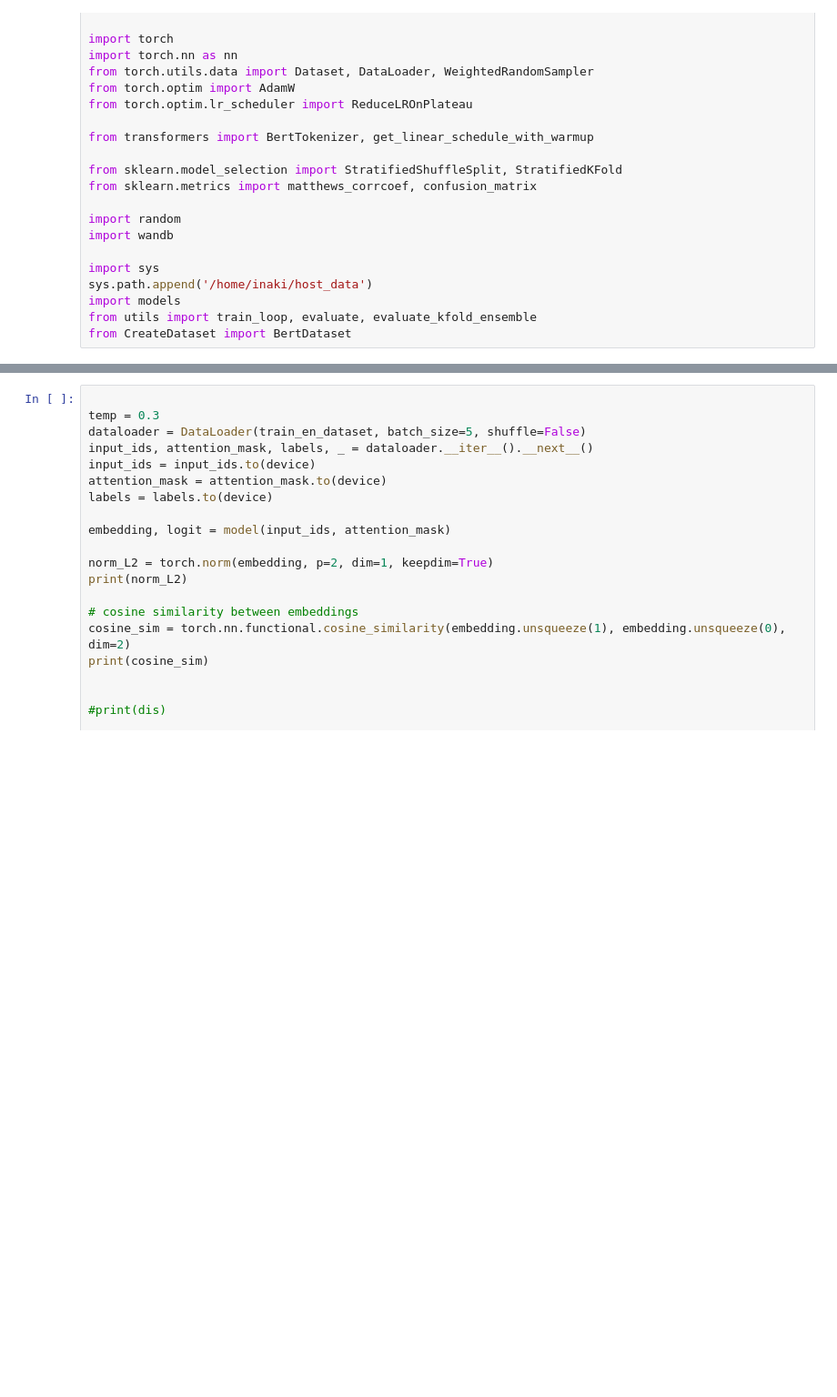
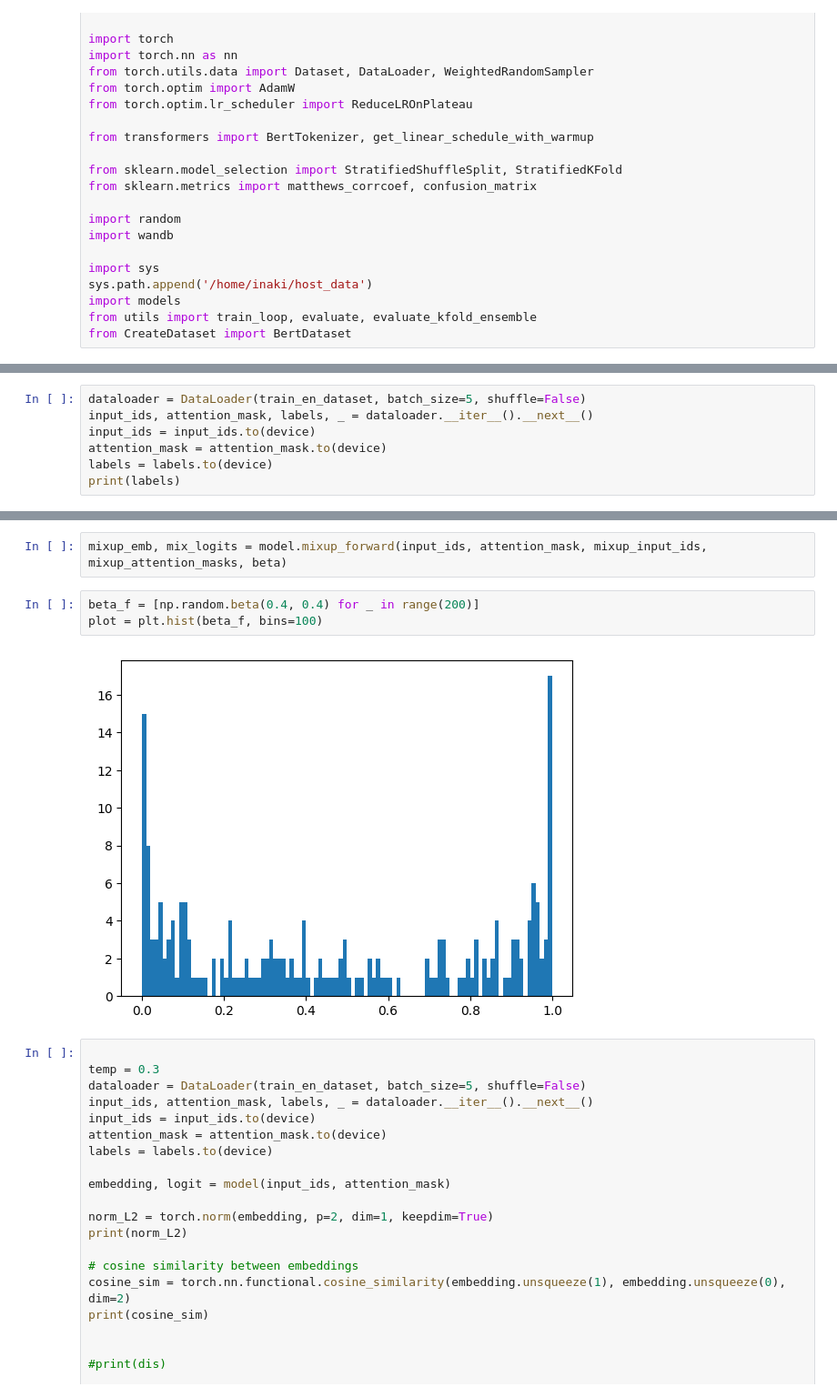
Before and after one commit to inaki11/TFM, a Jupyter notebook: Pruebas_scl.ipynb, the cells around one changed output, grey strips where cells are left out. Shown at 91% size. Drawn from its saved outputs; the diff is of its cells as text; blank space fills up the shorter version.

```diff
--- a/Pruebas_scl.ipynb
+++ b/Pruebas_scl.ipynb
@@ -93,3 +96,10 @@ for param in model.parameters():
     param.requires_grad = True
 # %% [output]
 cuda:0
+# %%
+dataloader = DataLoader(train_en_dataset, batch_size=5, shuffle=False)
+input_ids, attention_mask, labels, _ = dataloader.__iter__().__next__()
+input_ids = input_ids.to(device)
+attention_mask = attention_mask.to(device)
+labels = labels.to(device)
+print(labels)
@@ -96,3 +151,10 @@ cuda:0
+# %%
+mixup_emb, mix_logits = model.mixup_forward(input_ids, attention_mask, mixup_input_ids, mixup_attention_masks, beta)
+# %%
+beta_f = [np.random.beta(0.4, 0.4) for _ in range(200)]
+plot = plt.hist(beta_f, bins=100)
+# %% [output]
+[figure, added]
 # %%
 
 temp = 0.3
```
Also changed, not shown: parts of 8 cells of this notebook, 3 other files.
